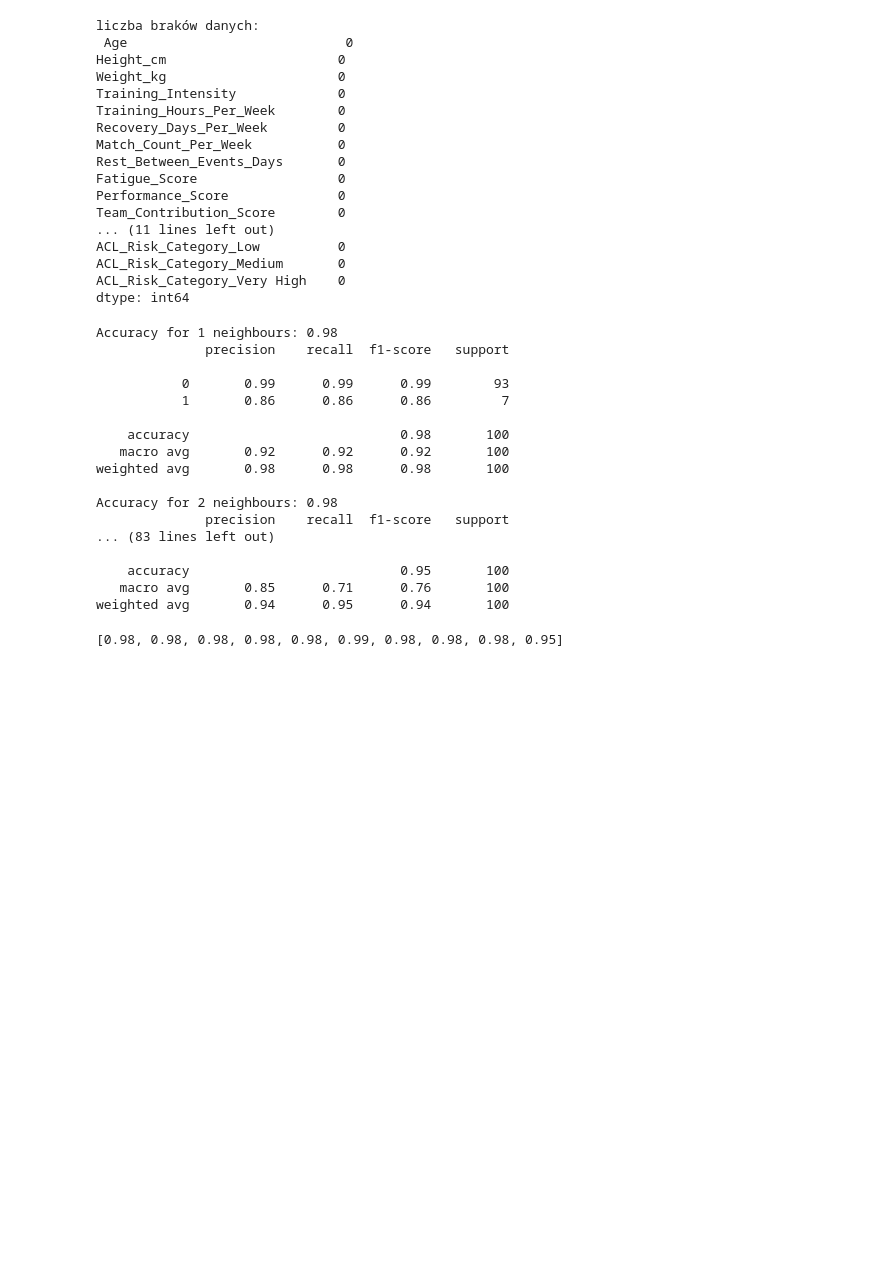
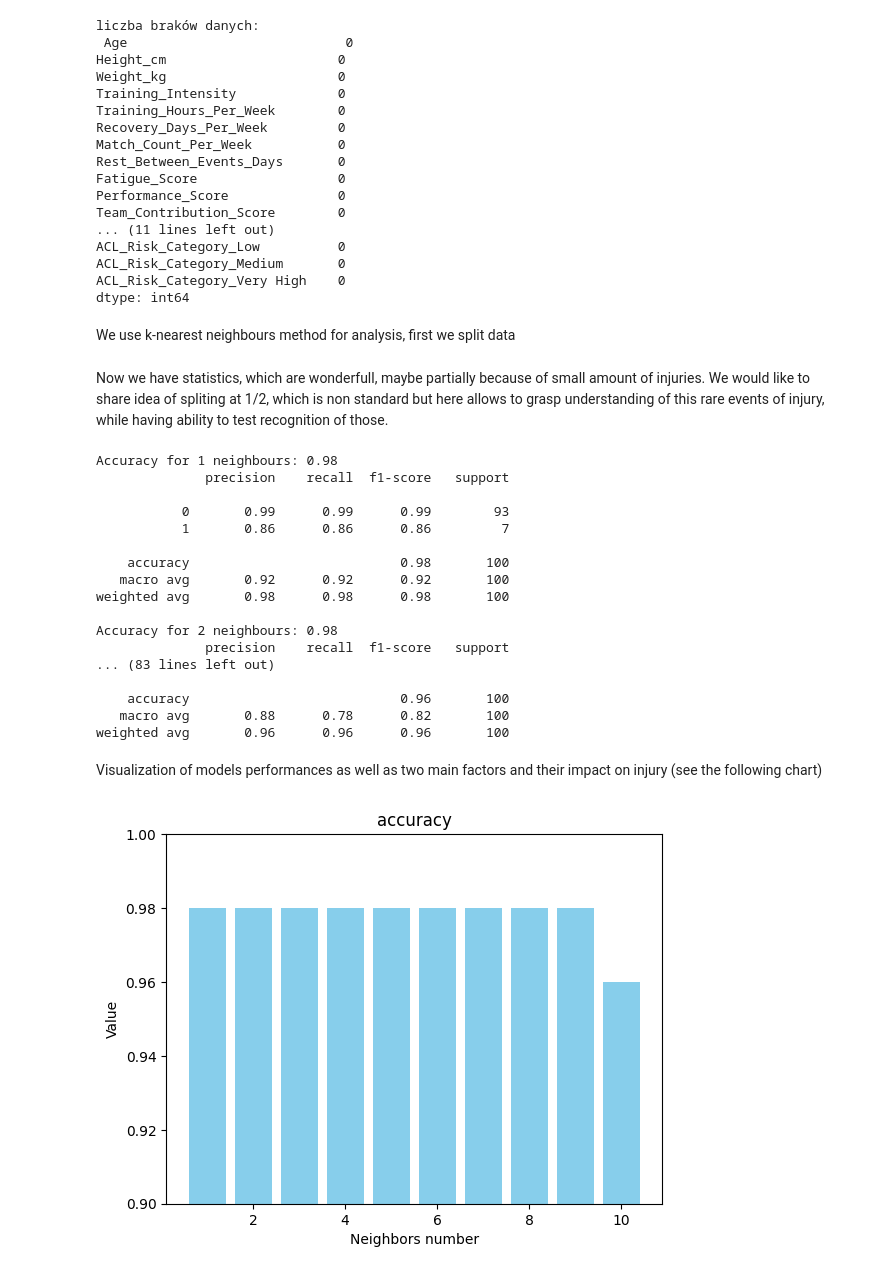
Before and after one commit to DavidUGGIT/DOP_Proyect_Injuries_In_Sports, a Jupyter notebook: Injuries_Analysis_Visualisation.ipynb, the cells around one changed output. Saved outputs shown, nothing was run; the diff lists cells and outputs as text; code cells hidden in the pictures; blank space fills up the shorter version.

```diff
--- a/Injuries_Analysis_Visualisation.ipynb
+++ b/Injuries_Analysis_Visualisation.ipynb
@@ -85,10 +83,14 @@ ACL_Risk_Category_Low          0
 ACL_Risk_Category_Medium       0
 ACL_Risk_Category_Very High    0
 dtype: int64
+# %% [markdown]
+We use k-nearest neighbours method for analysis, first we split data
 # %%
 X_train, y_train, X_test, y_test = dp.ml_split_collegiate(injured, healthy)
+# %% [markdown]
+Now we have statistics, which are wonderfull, maybe partially because of small amount of injuries. We would like to share idea of spliting at 1/2, which is non standard but here allows to grasp understanding of this rare events of injury, while having ability to test recognition of those.
 # %%
-mm.scaling_fitting_knn(X_train, y_train, X_test, y_test)
+models_res = mm.scaling_fitting_knn(X_train, y_train, X_test, y_test)
 # %% [output]
 Accuracy for 1 neighbours: 0.98
               precision    recall  f1-score   support
@@ -104,7 +106,17 @@ Accuracy for 2 neighbours: 0.98
               precision    recall  f1-score   support
 ... (83 lines left out)
 
-    accuracy                           0.95       100
-   macro avg       0.85      0.71      0.76       100
-weighted avg       0.94      0.95      0.94       100
+    accuracy                           0.96       100
+   macro avg       0.88      0.78      0.82       100
+weighted avg       0.96      0.96      0.96       100
-[0.98, 0.98, 0.98, 0.98, 0.98, 0.99, 0.98, 0.98, 0.98, 0.95]
+# %% [markdown]
+Visualization of models performances as well as two main factors and their impact on injury (see the following chart)
+# %%
+plt.bar([i+1 for i in range(10)], models_res[1], color='skyblue')  # kolor opcjonalny
+plt.title('accuracy')
+plt.ylim(0.9, 1)
+plt.xlabel('Neighbors number')
+plt.ylabel('Value')
+plt.show()
+# %% [output]
+[figure, added]
```
Also changed, not shown: parts of 19 cells of this notebook, 5 other files.
